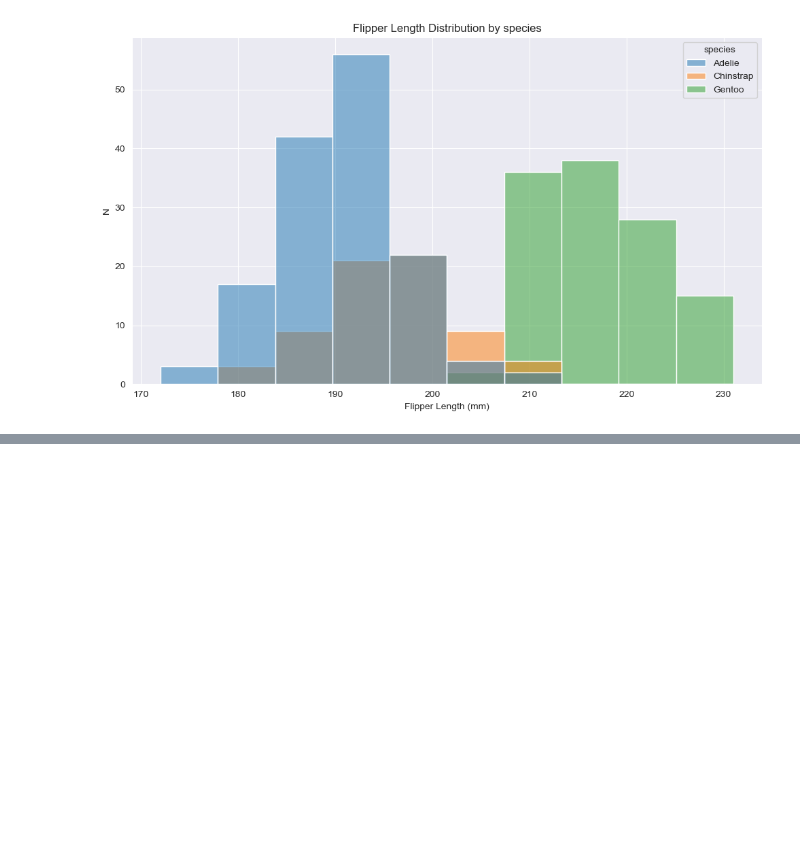
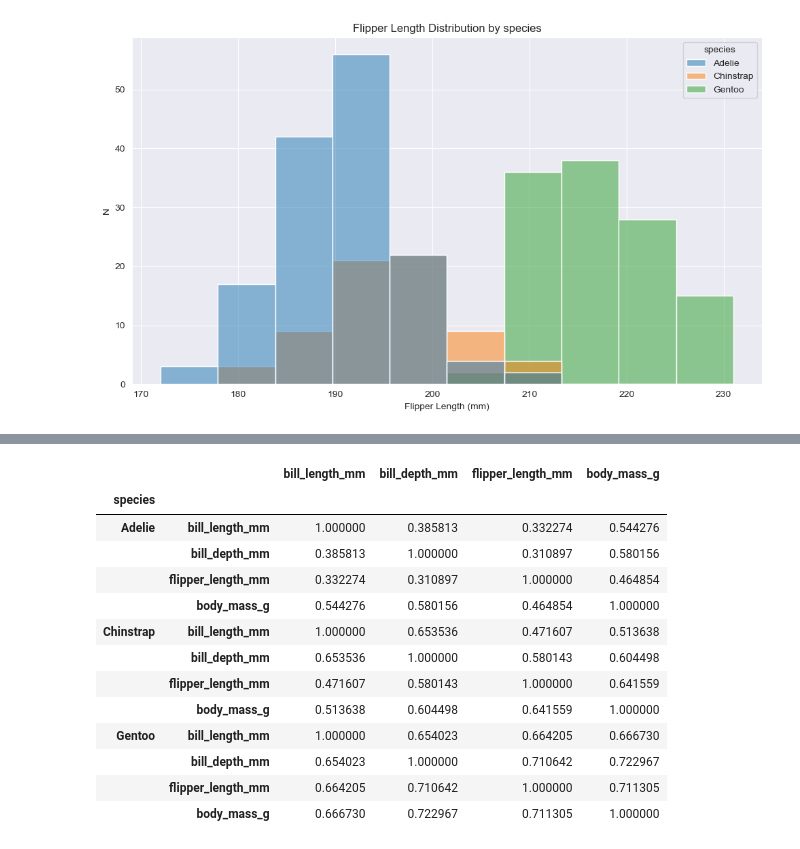
Before and after one commit to Cking313/principals_of_data_analytics, a Jupyter notebook: penguins.ipynb, the cells around one changed output, grey strips where cells are left out. Saved outputs shown, nothing was run; the diff lists cells and outputs as text; code cells hidden in the pictures; blank space fills up the shorter version.

```diff
--- a/penguins.ipynb
+++ b/penguins.ipynb
@@ -226,0 +247,18 @@ plt.show()
+# %%
+numerics = df.select_dtypes(include='number').columns
+df.groupby('species')[numerics].corr()
+# %% [output]
+|  |  | bill_length_mm | bill_depth_mm | flipper_length_mm | body_mass_g |
+| species |  |  |  |  |  |
+| Adelie | bill_length_mm | 1.000000 | 0.385813 | 0.332274 | 0.544276 |
+|  | bill_depth_mm | 0.385813 | 1.000000 | 0.310897 | 0.580156 |
+|  | flipper_length_mm | 0.332274 | 0.310897 | 1.000000 | 0.464854 |
+|  | body_mass_g | 0.544276 | 0.580156 | 0.464854 | 1.000000 |
+| Chinstrap | bill_length_mm | 1.000000 | 0.653536 | 0.471607 | 0.513638 |
+|  | bill_depth_mm | 0.653536 | 1.000000 | 0.580143 | 0.604498 |
+|  | flipper_length_mm | 0.471607 | 0.580143 | 1.000000 | 0.641559 |
+|  | body_mass_g | 0.513638 | 0.604498 | 0.641559 | 1.000000 |
+| Gentoo | bill_length_mm | 1.000000 | 0.654023 | 0.664205 | 0.666730 |
+|  | bill_depth_mm | 0.654023 | 1.000000 | 0.710642 | 0.722967 |
+|  | flipper_length_mm | 0.664205 | 0.710642 | 1.000000 | 0.711305 |
+|  | body_mass_g | 0.666730 | 0.722967 | 0.711305 | 1.000000 |
```
Also changed, not shown: parts of 6 cells of this notebook.
